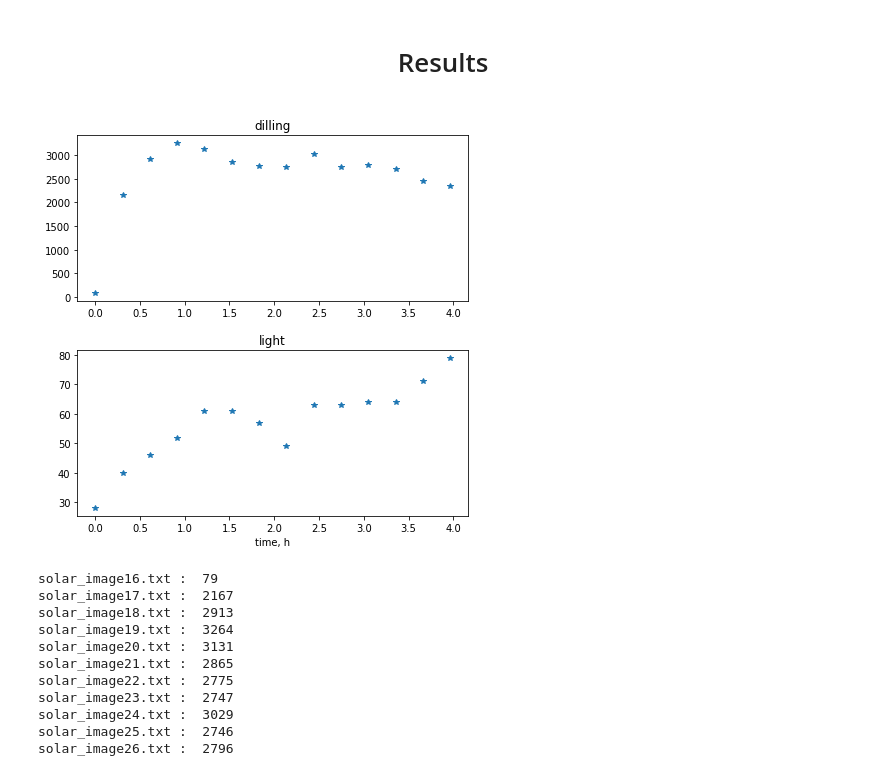
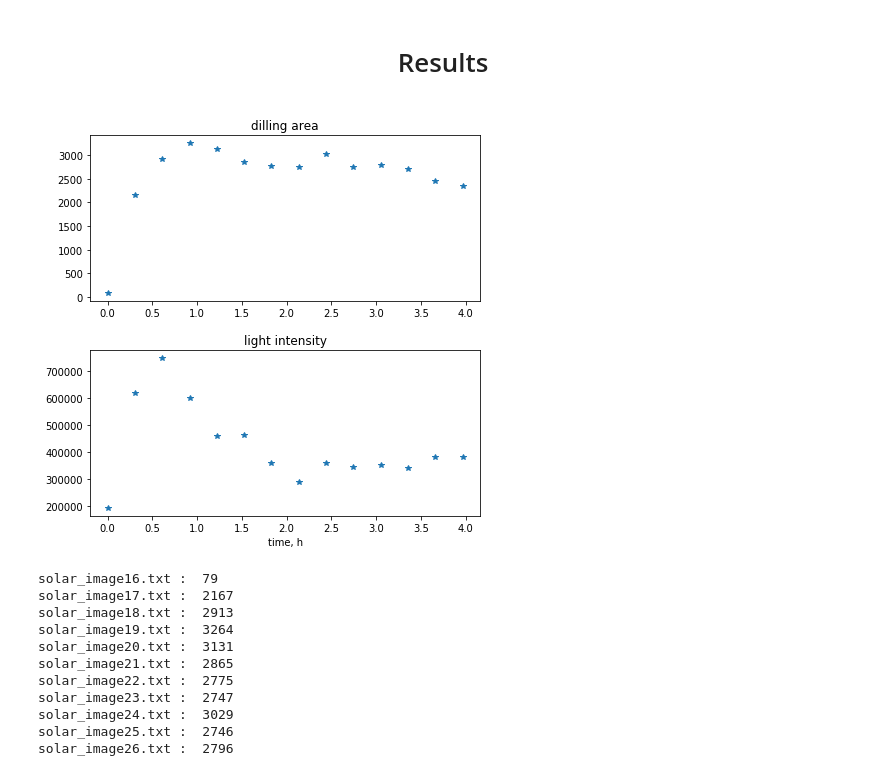
Before and after one commit to Lavton/EDP_reveal, a Jupyter notebook: Coronal_Dimmings.ipynb, the cells around one changed output. Cells and saved outputs as stored; diff of their text form; code cells hidden in the pictures.

```diff
--- a/Coronal_Dimmings.ipynb
+++ b/Coronal_Dimmings.ipynb
@@ -380,3 +384,7 @@ for f, data in zip(onlyfiles, bin_images_c):
+# %%
+intensity = []
+for raw, inj in zip(raw_images, injection_images):
+    intensity.append(raw[inj==255].sum())
 # %%
 plt.subplots_adjust(wspace=0, hspace=0)
 plt.figure(figsize=(8,8))
@@ -405,17 +413,17 @@ for i in range(len(bin_images)):
 # %%
 time_ax = np.linspace(0, len(final_new_images)*17, len(final_new_images))/60
 plt.subplots_adjust(wspace=0, hspace=0.3)
 plt.subplot(211)
-plt.title("dilling")
+plt.title("dilling area")
 plt.plot(time_ax, [img.sum()//255 for img in final_new_images], "*")
 
 plt.subplot(212)
-plt.title("light")
-plt.plot(time_ax, [img.sum()//255 for img in injection_images], "*")
+plt.title("light intensity")
+plt.plot(time_ax, [intensity_ for intensity_ in intensity], "*")
 plt.xlabel("time, h")
 plt.show()
 # %% [output]
-[figure, old version]
+[figure, new version]
 # %%
 for f, img in zip(onlyfiles, final_new_images):
     print(f, ": ", img.sum()//255)
```
Also changed, not shown: parts of 13 cells of this notebook, 37 other files.
